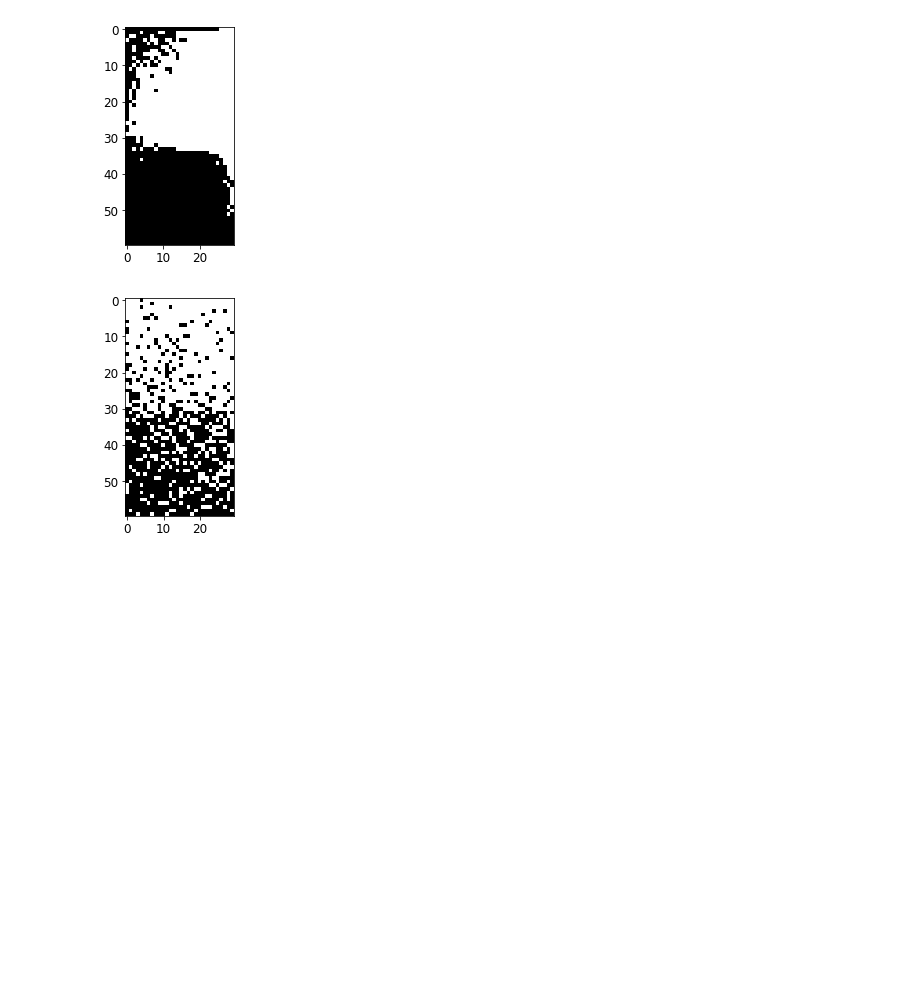
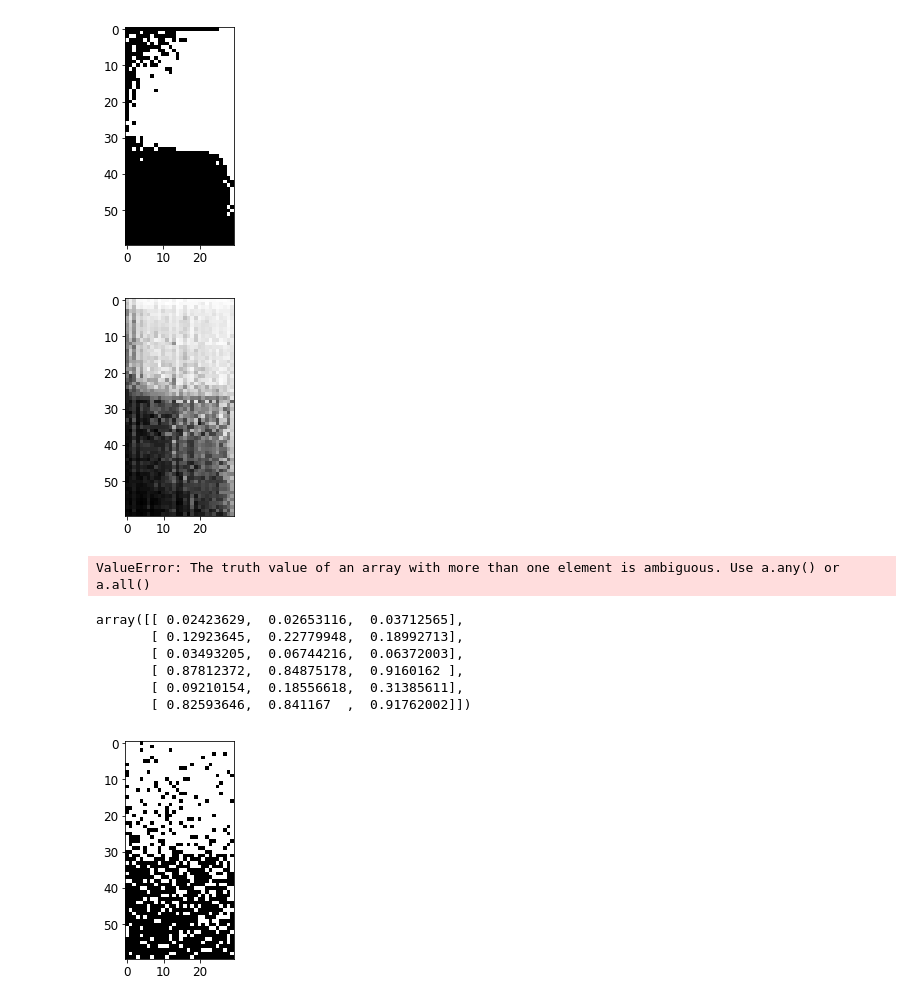
Before and after one commit to davidmrau/nlp1, a Jupyter notebook: experiments/Experiment_with_noun_verb_matrix.ipynb, the cells around one changed output. Cells and saved outputs as stored; diff of their text form; code cells hidden in the pictures; blank space fills up the shorter version.

Commit message:
prob matrix

```diff
--- a/experiments/Experiment_with_noun_verb_matrix.ipynb
+++ b/experiments/Experiment_with_noun_verb_matrix.ipynb
@@ -194,3 +188,50 @@ plt.imsave('matrix_plot.png',matrix, cmap=cm.gray)
+# %%
+# IDEA:
+# The model outputs probabilities. Instead of just printing black and white it may be interested to
+# indicate the uncertainty of the model in grey teints
+# p-verb = p-plural + p-singular, colorcode = p-plural/p-verb
+# TIP: (p-plural, p-singular) = evaluate(lm, dictionary, sentence, check_words)
+
+def gen_plurality_prob_matrix(NN, NNS, VBP, VBZ):
+    assert(len(VBP) == len(VBZ))
+
+    nouns = NN + NNS
+    noun_count = len(nouns)
+    verb_count = len(VBP)
+    result = []
+    for index_noun in range(noun_count):
+        row = []
+        for index_verb in range(verb_count):
+            correct = VBZ[index_verb] if index_noun < len(NN) else VBP[index_verb]
+            sentence = (f"the {nouns[index_noun]}", [VBP[index_verb], VBZ[index_verb]], correct)
+            predictions = evaluate(lm, dictionary, sentence[0], sentence[1])
+            p_plural = predictions[0][VBP[index_verb]]
+            p_singular = predictions[1][VBZ[index_verb]]
+            plurality_sureness = p_plural/(p_plural + p_singular)
+            row.append(plurality_sureness)
+        result.append(row)
+    return result
+
+n = 30
+plurality_prob_matrix = np.array(gen_plurality_prob_matrix(NN[0:n], NNS[0:n], VBP[0:n], VBZ[0:n]))
+
+plurality_prob_matrix = plurality_prob_matrix[np.argsort(-plurality_prob_matrix.sum(axis=1))]
+plurality_prob_matrix = plurality_prob_matrix[:, np.argsort(plurality_prob_matrix.sum(axis=0))]
+
+plt.imshow(plurality_prob_matrix, cmap=cm.gray)
+plt.show(plurality_prob_matrix)
+# %% [output]
+[figure, added]
+ValueError: The truth value of an array with more than one element is ambiguous. Use a.any() or a.all()
+# %%
+plurality_prob_matrix
+# %% [output]
+array([[ 0.02423629,  0.02653116,  0.03712565],
+       [ 0.12923645,  0.22779948,  0.18992713],
+       [ 0.03493205,  0.06744216,  0.06372003],
+       [ 0.87812372,  0.84875178,  0.9160162 ],
+       [ 0.09210154,  0.18556618,  0.31385611],
+       [ 0.82593646,  0.841167  ,  0.91762002]])
 # %%
 #IDEA:
 # We generate a picture based on random values
```
Also changed, not shown: parts of 1 cell of this notebook.
